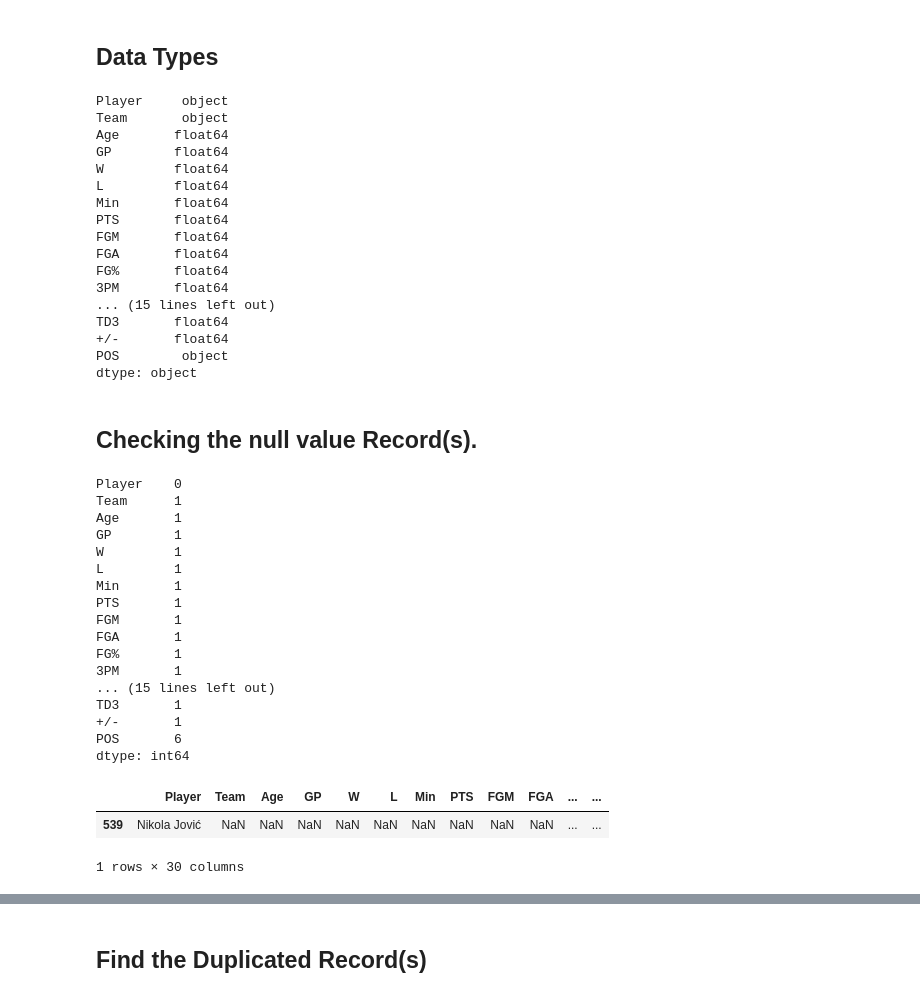
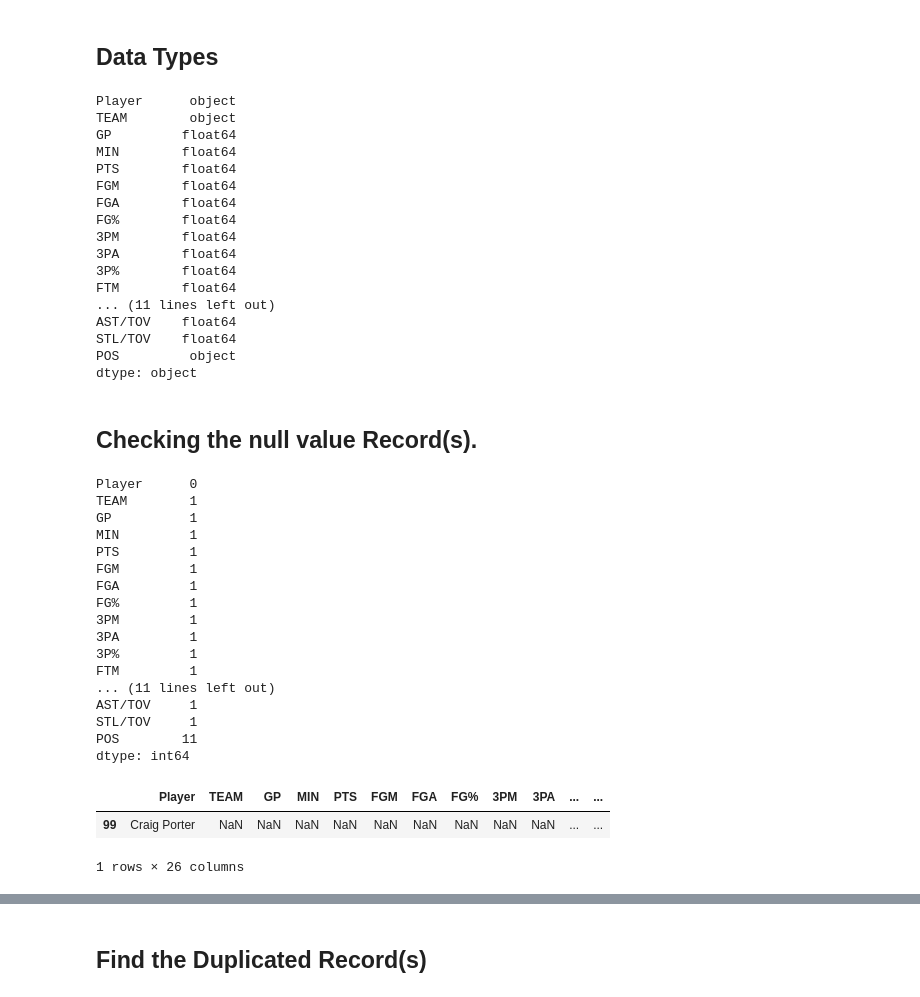
Before and after one commit to TanatB/DS_nba_stats_project, a Jupyter notebook: data_cleaning.ipynb, the cells around one changed output, grey strips where cells are left out. Drawn from its saved outputs; the diff is of its cells as text; code cells hidden in the pictures.

```diff
--- a/data_cleaning.ipynb
+++ b/data_cleaning.ipynb
@@ -8,6 +11,6 @@ import matplotlib.pyplot as plt
 # %%
-raw_stats = pd.read_csv("raw_player_stats_2022_23.csv")
-raw_pos = pd.read_csv("raw_player_pos_2022_23.csv")
+raw_stats = pd.read_csv(f"raw_player_stats_{nba_season}.csv")
+raw_pos = pd.read_csv(f"raw_player_pos_{espn_season}.csv")
 # %%
 raw_stats.head()
 # %% [output]
@@ -45,22 +48,22 @@ raw_dataset.head()
 # %%
 print(raw_dataset.dtypes)
 # %% [output]
-Player     object
-Team       object
-Age       float64
-GP        float64
-W         float64
-L         float64
-Min       float64
-PTS       float64
-FGM       float64
-FGA       float64
-FG%       float64
-3PM       float64
-... (15 lines left out)
-TD3       float64
-+/-       float64
-POS        object
+Player      object
+TEAM        object
+GP         float64
+MIN        float64
+PTS        float64
+FGM        float64
+FGA        float64
+FG%        float64
+3PM        float64
+3PA        float64
+3P%        float64
+FTM        float64
+... (11 lines left out)
+AST/TOV    float64
+STL/TOV    float64
+POS         object
 dtype: object
 # %% [markdown]
 ## Checking the null value Record(s).
@@ -68,29 +71,29 @@ dtype: object
 # There is 1 null data for each columns except Position (which has 6).
 print(raw_dataset.isnull().sum())
 # %% [output]
-Player    0
-Team      1
-Age       1
-GP        1
-W         1
-L         1
-Min       1
-PTS       1
-FGM       1
-FGA       1
-FG%       1
-3PM       1
-... (15 lines left out)
-TD3       1
-+/-       1
-POS       6
+Player      0
+TEAM        1
+GP          1
+MIN         1
+PTS         1
+FGM         1
+FGA         1
+FG%         1
+3PM         1
+3PA         1
+3P%         1
+FTM         1
+... (11 lines left out)
+AST/TOV     1
+STL/TOV     1
+POS        11
 dtype: int64
 # %%
-raw_dataset[raw_dataset['Team'].isnull()]
+raw_dataset[raw_dataset['TEAM'].isnull()]
 # %% [output]
-|  | Player | Team | Age | GP | W | L | Min | PTS | FGM | FGA | ... | ... |
-| 539 | Nikola Jović | NaN | NaN | NaN | NaN | NaN | NaN | NaN | NaN | NaN | ... | ... |
+|  | Player | TEAM | GP | MIN | PTS | FGM | FGA | FG% | 3PM | 3PA | ... | ... |
+| 99 | Craig Porter | NaN | NaN | NaN | NaN | NaN | NaN | NaN | NaN | NaN | ... | ... |
-1 rows × 30 columns
+1 rows × 26 columns
 # %%
 raw_dataset[raw_dataset['POS'].isnull()]
 # %% [output]
```
Also changed, not shown: parts of 5 cells of this notebook, 3 other files.
